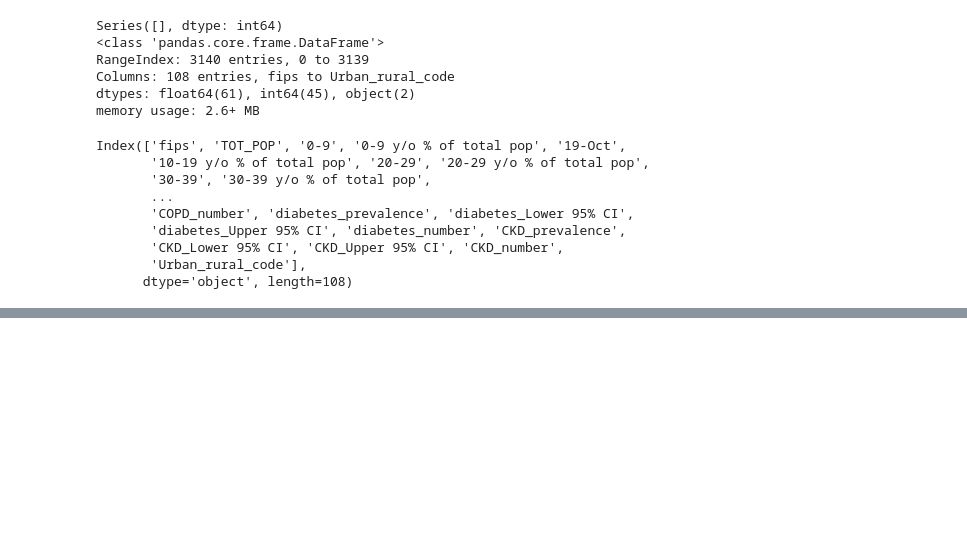
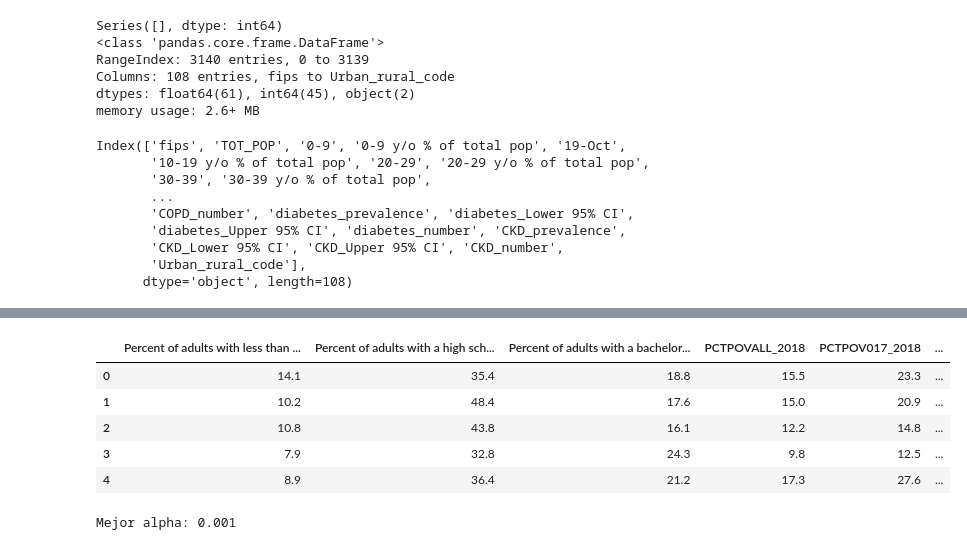
Before and after one commit to 4GeeksAcademy/Elreno23-machine-learning-python-template, a Jupyter notebook: src/03-linear-regression-reg-demographic-health-data.ipynb, the cells around one changed output, grey strips where cells are left out. Saved outputs shown, nothing was run; the diff lists cells and outputs as text; code cells hidden in the pictures; blank space fills up the shorter version.

Commit message:
03-linear-regression-reg-demographic-health-data

```diff
--- a/src/03-linear-regression-reg-demographic-health-data.ipynb
+++ b/src/03-linear-regression-reg-demographic-health-data.ipynb
@@ -124,0 +137,7 @@ plt.show()
+# %%
+df.drop(['Obesity_number','Heart disease_number','diabetes_number','COPD_number','county_pop2018_18 and older'], axis=1, inplace=True)
+# %%
+X = df.drop("diabetes_prevalence", axis=1)
+y = df["diabetes_prevalence"]
+# %%
+X_train, X_test, y_train, y_test = train_test_split(X,y, test_size=0.2, random_state=42)
@@ -124,0 +148,22 @@ plt.show()
+# %%
+selection_model = SelectKBest(f_regression,k=15)
+selection_model.fit(X_train, y_train)
+
+selected_columns = X_train.columns[selection_model.get_support()]
+
+X_train_sel = pd.DataFrame(selection_model.transform(X_train), columns=selected_columns)
+X_test_sel = pd.DataFrame(selection_model.transform(X_test),columns=selected_columns)
+X_train_sel.head()
+# %% [output]
+|  | Percent of adults with less than ... | Percent of adults with a high sch... | Percent of adults with a bachelor... | PCTPOVALL_2018 | PCTPOV017_2018 | ... |
+| 0 | 14.1 | 35.4 | 18.8 | 15.5 | 23.3 | ... |
+| 1 | 10.2 | 48.4 | 17.6 | 15.0 | 20.9 | ... |
+| 2 | 10.8 | 43.8 | 16.1 | 12.2 | 14.8 | ... |
+| 3 | 7.9 | 32.8 | 24.3 | 9.8 | 12.5 | ... |
+| 4 | 8.9 | 36.4 | 21.2 | 17.3 | 27.6 | ... |
+# %%
+model = LassoCV(alphas=[0.001, 0.01, 0.1, 1, 10], cv=5,random_state=42)
+model.fit(X_train_sel, y_train)
+print("Mejor alpha:", model.alpha_)
+# %% [output]
+Mejor alpha: 0.001
```
Also changed, not shown: parts of 8 cells of this notebook, 2 other files.
